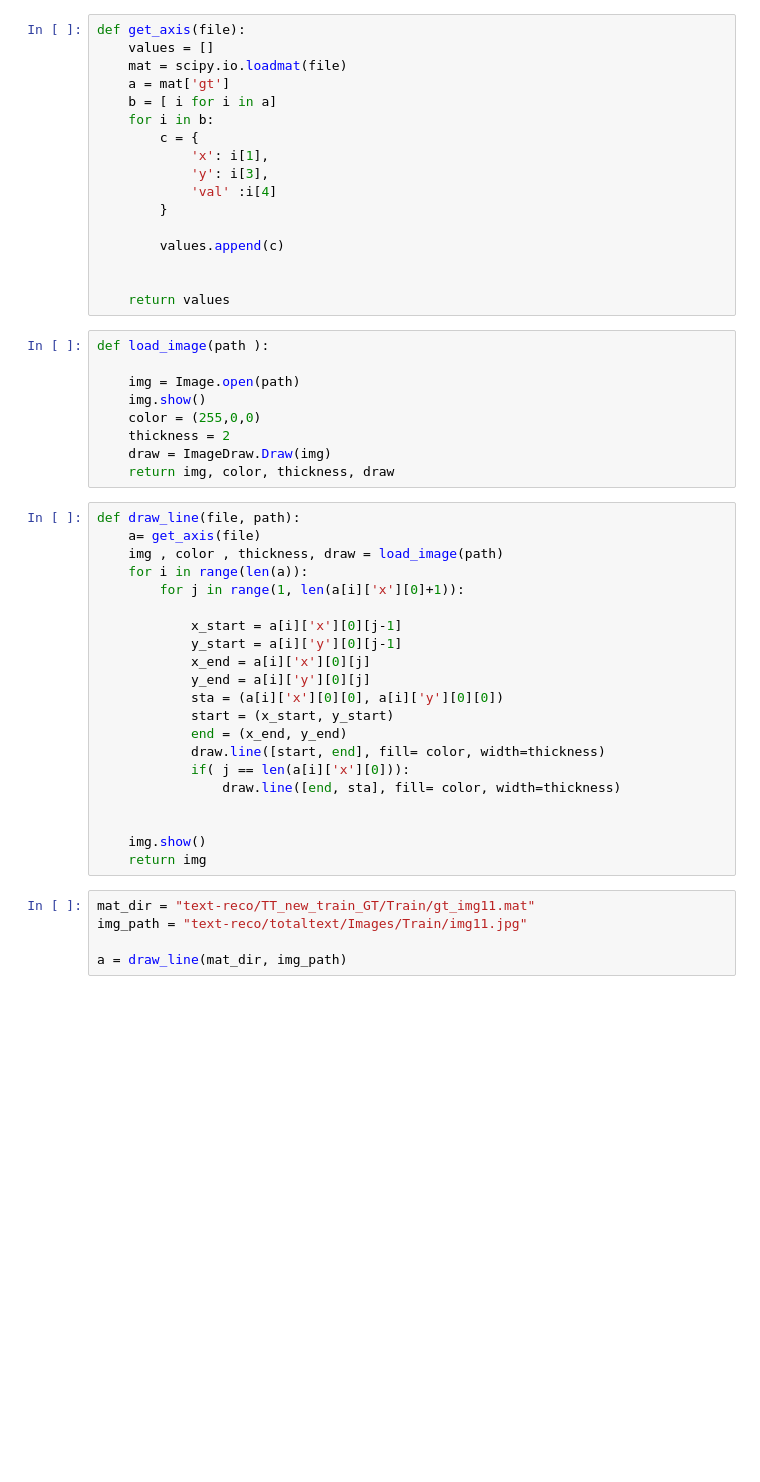
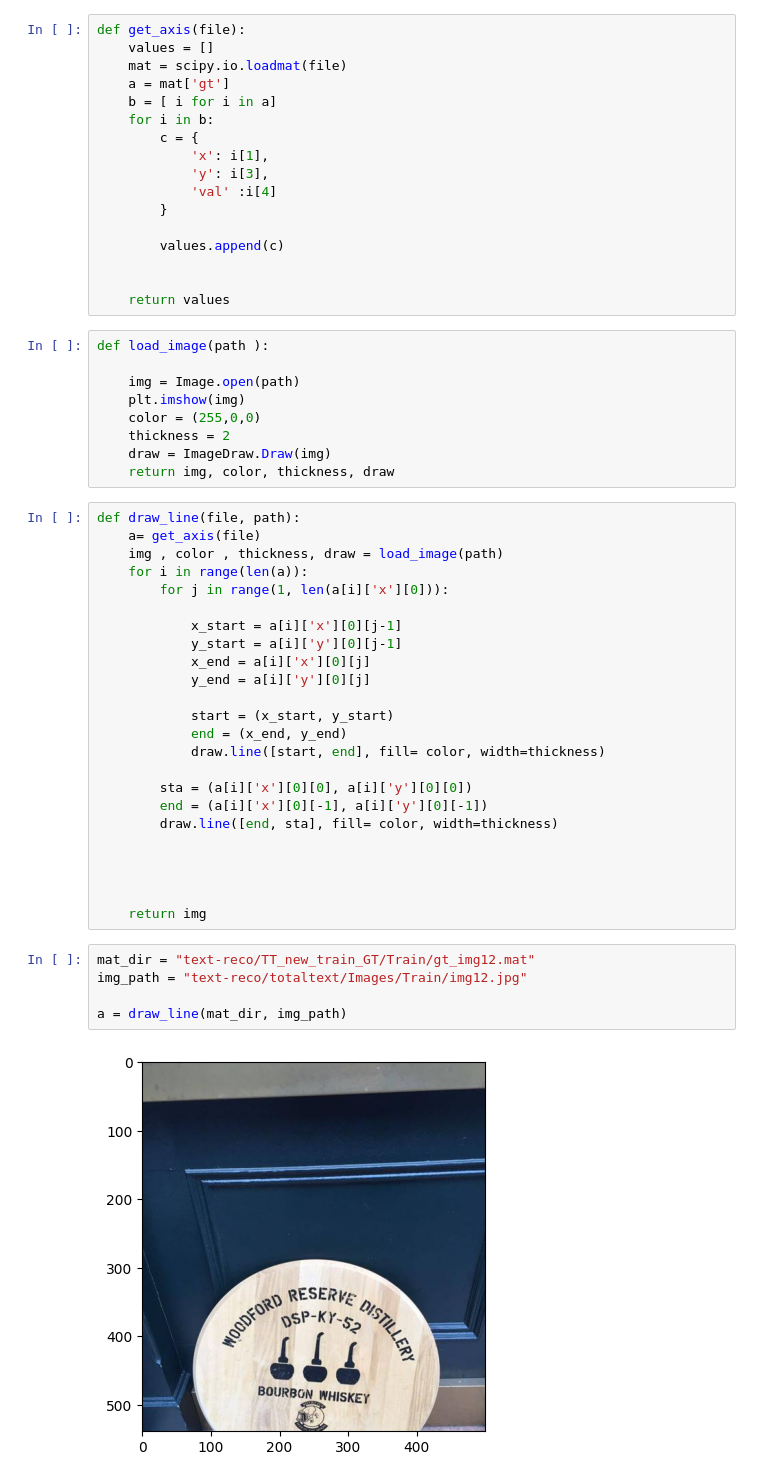
Before and after one commit to PJ-BN/text-detection, a Jupyter notebook: experiment.ipynb, the cells around one changed output. Drawn from its saved outputs; the diff is of its cells as text; blank space fills up the shorter version.

```diff
--- a/experiment.ipynb
+++ b/experiment.ipynb
@@ -22,7 +23,7 @@ def get_axis(file):
 def load_image(path ):
 
     img = Image.open(path)
-    img.show()
+    plt.imshow(img)
     color = (255,0,0)
     thickness = 2
     draw = ImageDraw.Draw(img)
@@ -32,24 +33,29 @@ def draw_line(file, path):
     a= get_axis(file)
     img , color , thickness, draw = load_image(path)
     for i in range(len(a)):
-        for j in range(1, len(a[i]['x'][0]+1)):
+        for j in range(1, len(a[i]['x'][0])):
 
             x_start = a[i]['x'][0][j-1]
             y_start = a[i]['y'][0][j-1]
             x_end = a[i]['x'][0][j]
             y_end = a[i]['y'][0][j]
-            sta = (a[i]['x'][0][0], a[i]['y'][0][0])
+
             start = (x_start, y_start)
             end = (x_end, y_end)
             draw.line([start, end], fill= color, width=thickness)
-            if( j == len(a[i]['x'][0])):
-                draw.line([end, sta], fill= color, width=thickness)
+
+        sta = (a[i]['x'][0][0], a[i]['y'][0][0])
+        end = (a[i]['x'][0][-1], a[i]['y'][0][-1])
+        draw.line([end, sta], fill= color, width=thickness)
 
 
-    img.show()
+
+
     return img
 # %%
-mat_dir = "text-reco/TT_new_train_GT/Train/gt_img11.mat"
-img_path = "text-reco/totaltext/Images/Train/img11.jpg"
+mat_dir = "text-reco/TT_new_train_GT/Train/gt_img12.mat"
+img_path = "text-reco/totaltext/Images/Train/img12.jpg"
 
 a = draw_line(mat_dir, img_path)
+# %% [output]
+[figure, added]
```
Also changed, not shown: parts of 2 cells of this notebook.
